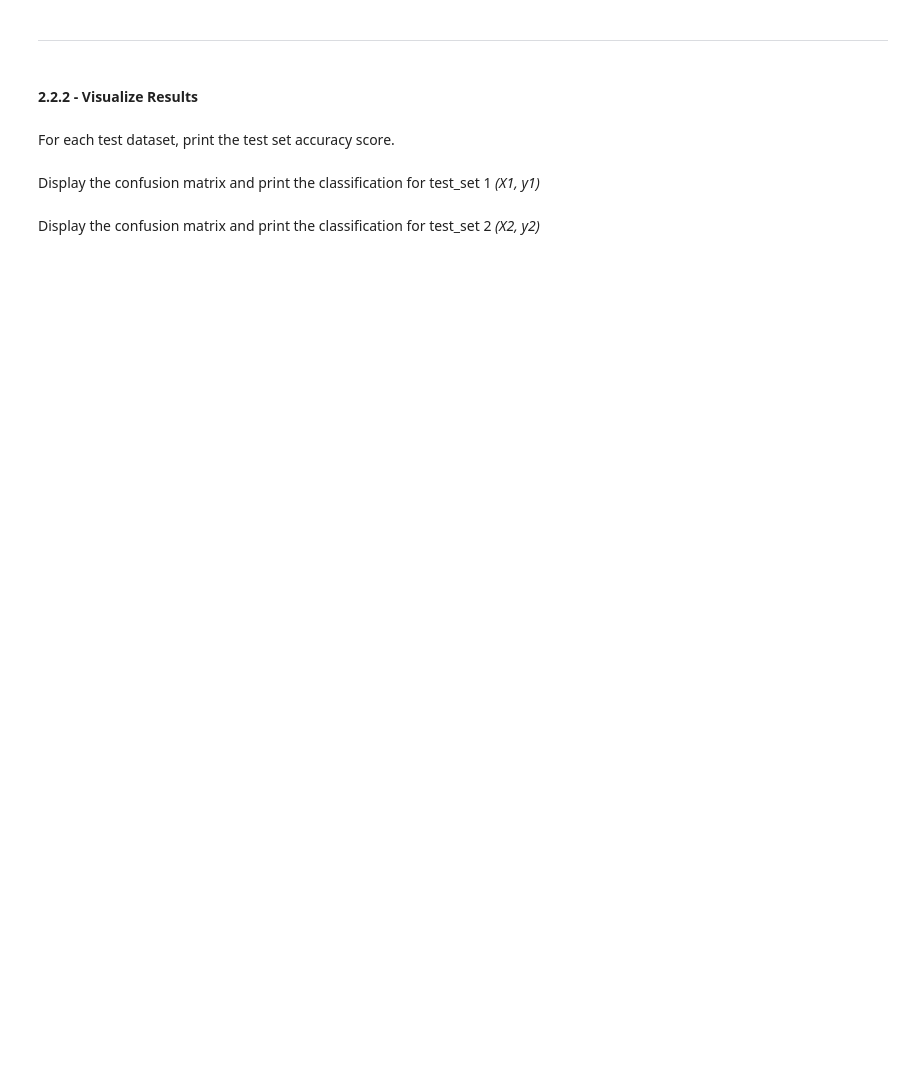
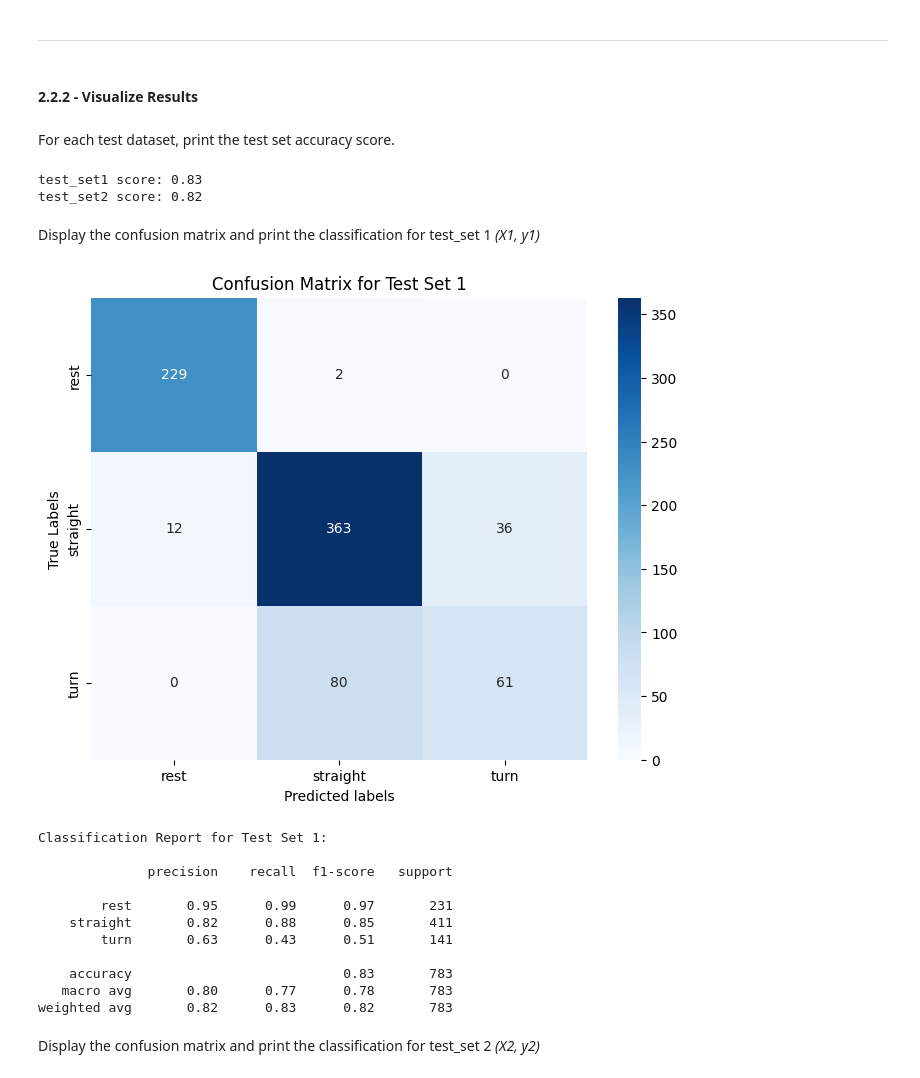
Before and after one commit to Urusha-Bajracharya3950/engg680_2024_fall, a Jupyter notebook: Lab_assignment4/Assignment 4.ipynb, the cells around one changed output. Cells and saved outputs as stored; diff of their text form; code cells hidden in the pictures; blank space fills up the shorter version.

```diff
--- a/Lab_assignment4/Assignment 4.ipynb
+++ b/Lab_assignment4/Assignment 4.ipynb
@@ -538,6 +667,6 @@ Seperate the testsets into the selected features and target vectors *(X1, y1)* a
 # %%
 # TODO - Load the target vector from test_set1 into y1, and the selected features from test_set1 into X1
 # (1 marks)
-# y1 =
-# X1 =
+y1 = test_set1['motion_state']
+X1 = test_set1[['ax_var', 'ay_var', 'az_sum', 'a_sum', 'gz_var']]
 X1.head(2)
@@ -554,7 +691,14 @@ ___
 For each test dataset, print the test set accuracy score.
 # %%
 # TODO - Print test score accuracies for test_set1 and test_set2
-#print("test_set1 score: {:.2f}".format(???))
-#print("test_set2 score: {:.2f}".format(???))
+test_set1_score = grid.best_estimator_.score(X1, y1)
+test_set2_score = grid.best_estimator_.score(X2, y2)
+
+#Printing the test score
+print("test_set1 score: {:.2f}".format(test_set1_score))
+print("test_set2 score: {:.2f}".format(test_set2_score))
+# %% [output]
+test_set1 score: 0.83
+test_set2 score: 0.82
 # %% [markdown]
 Display the confusion matrix and print the classification for test_set 1 *(X1, y1)*
@@ -563,2 +705,40 @@ Display the confusion matrix and print the classification for test_set 1 *(X1, y
+# %%
+# TODO - Display confusion matrix and print classification report for (X1, y1)
+
+import sklearn.metrics as confusion_matrix
+from sklearn.metrics import classification_report
+import matplotlib.pyplot as plt
+import seaborn as sns
+
+#Predicting on test_set1
+y1_pred = grid.best_estimator_.predict(X1)
+
+#Computing the Confusion Matrix
+conf_matrix_1 = confusion_matrix.confusion_matrix(y1, y1_pred)
+
+#Plotting the Confusion Matrix
+plt.figure(figsize=(8, 6))
+sns.heatmap(conf_matrix_1, annot=True, fmt='d', cmap='Blues', xticklabels=grid.classes_, yticklabels=grid.classes_)
+plt.xlabel('Predicted labels')
+plt.ylabel('True Labels')
+plt.title('Confusion Matrix for Test Set 1')
+plt.show()
+
+#Printing the Classification Report
+print("Classification Report for Test Set 1:\n")
+print(classification_report(y1, y1_pred))
+# %% [output]
+[figure, added]
+Classification Report for Test Set 1:
+
+              precision    recall  f1-score   support
+
+        rest       0.95      0.99      0.97       231
+    straight       0.82      0.88      0.85       411
+        turn       0.63      0.43      0.51       141
+
+    accuracy                           0.83       783
+   macro avg       0.80      0.77      0.78       783
+weighted avg       0.82      0.83      0.82       783
 # %% [markdown]
 Display the confusion matrix and print the classification for test_set 2 *(X2, y2)*
```
Also changed, not shown: parts of 49 cells of this notebook.
